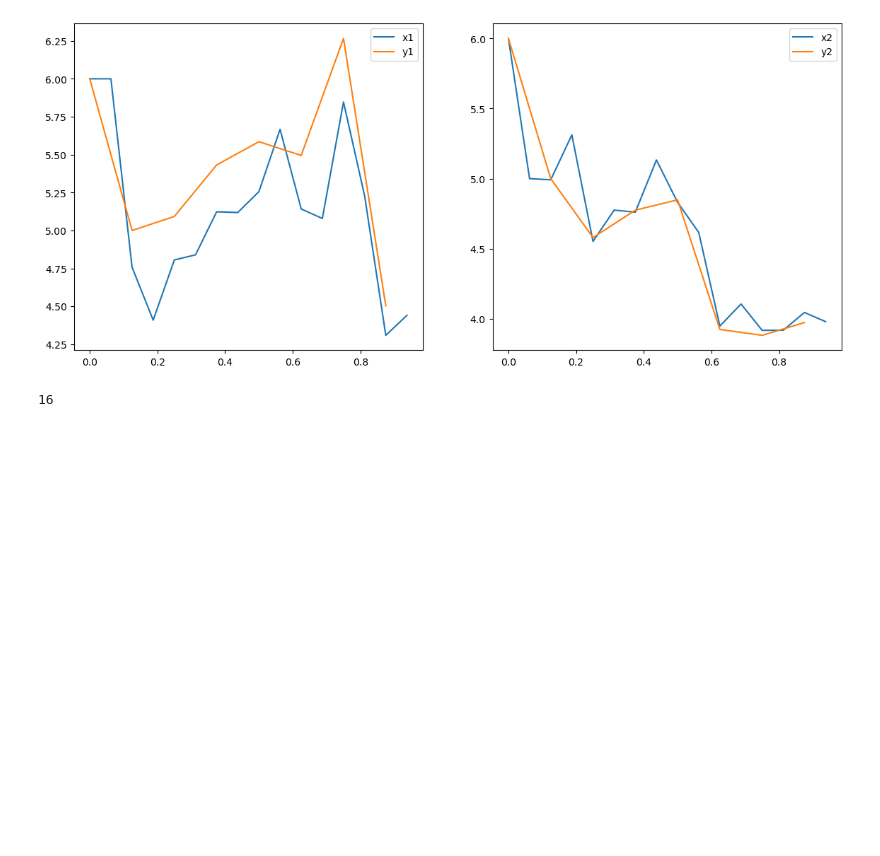
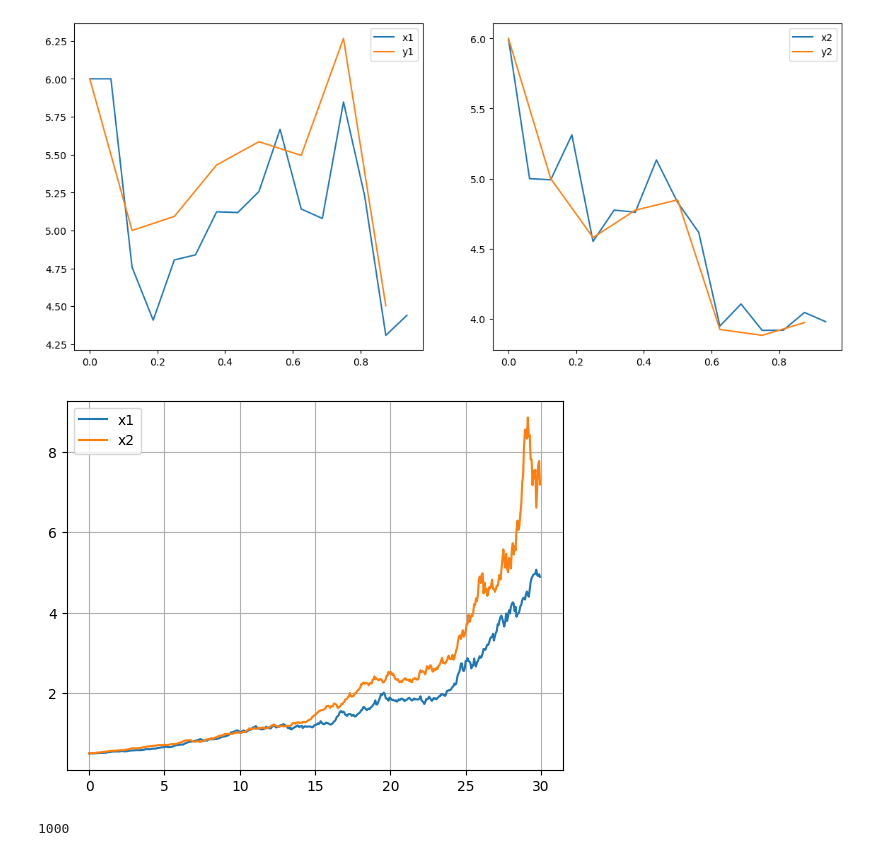
Before and after one commit to JhonatanFelix/patankar-euler, a Jupyter notebook: Lotka-Volterra/model_same_variation.ipynb, the cells around one changed output. Cells and saved outputs as stored; diff of their text form; code cells hidden in the pictures; blank space fills up the shorter version.

Commit message:
added some simulations

```diff
--- a/Lotka-Volterra/model_same_variation.ipynb
+++ b/Lotka-Volterra/model_same_variation.ipynb
@@ -311,8 +311,8 @@ plt.show()
 # %% [markdown]
 ##### Calcul de error aleatoire, pour vérifier des differents graphiques
 # %%
-sigma1, sigma2 = 0.1 , 0.1
-initial_conditions = [0.1 , 0.1]
+sigma1, sigma2 = 0.4 , 0.4
+initial_conditions = [6 , 6]
 
 h1 = 1/(2**20)
 times = np.arange(0,10 ,h1)
@@ -435,8 +433,31 @@ ax[1].legend()
 # %% [output]
 <matplotlib.legend.Legend at 0x...>
 [figure]
-# %%
-wierner_increments(I_fine,2)
-print(len(times_coarse))
-# %% [output]
-16
+# %%
+simulations = []
+y = 0
+
+h = 1/(2**4)
+times = np.arange(0, 30, h)
+sigma1, sigma2 = 0.5 , 0.5
+initial_cond = [0.5,0.5]
+
+for i in range(1000):
+    x = fully_composite_euler_method(times, h, sigma1, sigma2, initial_cond, I = None)
+    simulations.append(x)
+
+for j in range(len(simulations)):
+    y += simulations[j]
+
+y = y / len(simulations)
+
+plt.plot(times, y[:, 0], label = 'x1')
+plt.plot(times, y[: ,1], label = 'x2')
+plt.legend()
+plt.grid(True)
+plt.show()
+
+print(len(simulations))
+# %% [output]
+[figure, added]
+1000
```
Also changed, not shown: parts of 4 cells of this notebook.
